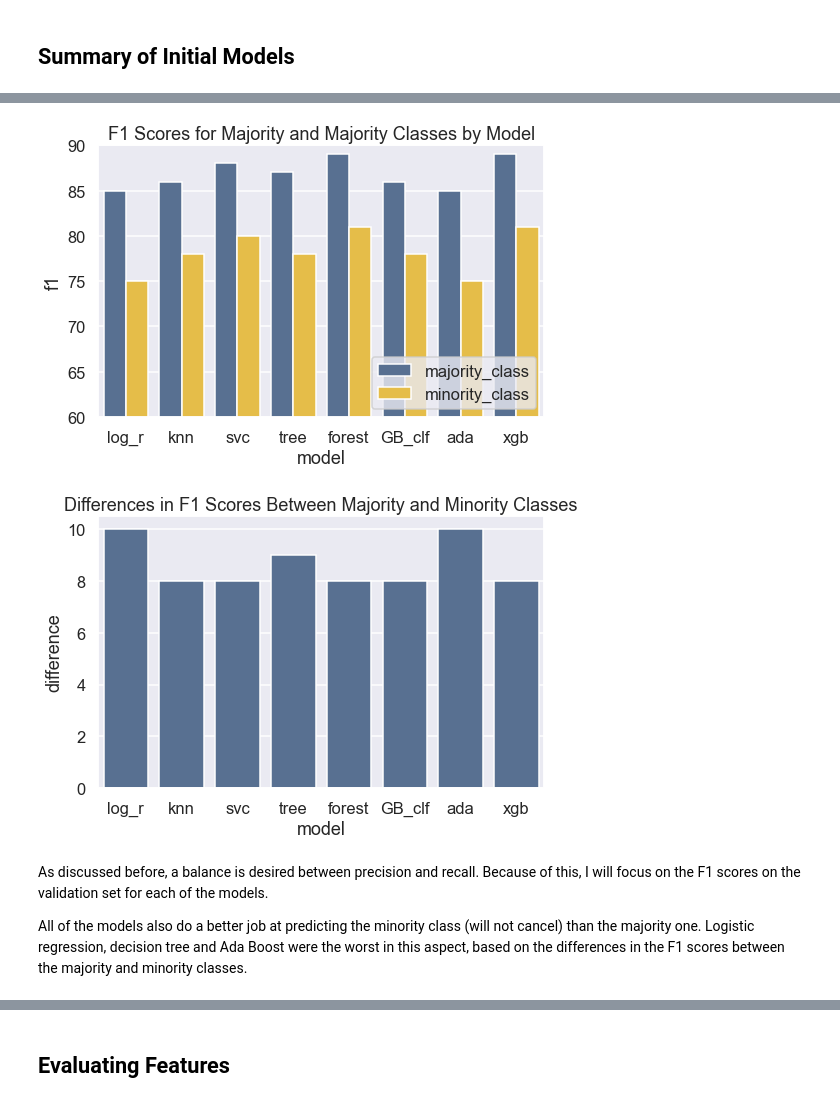
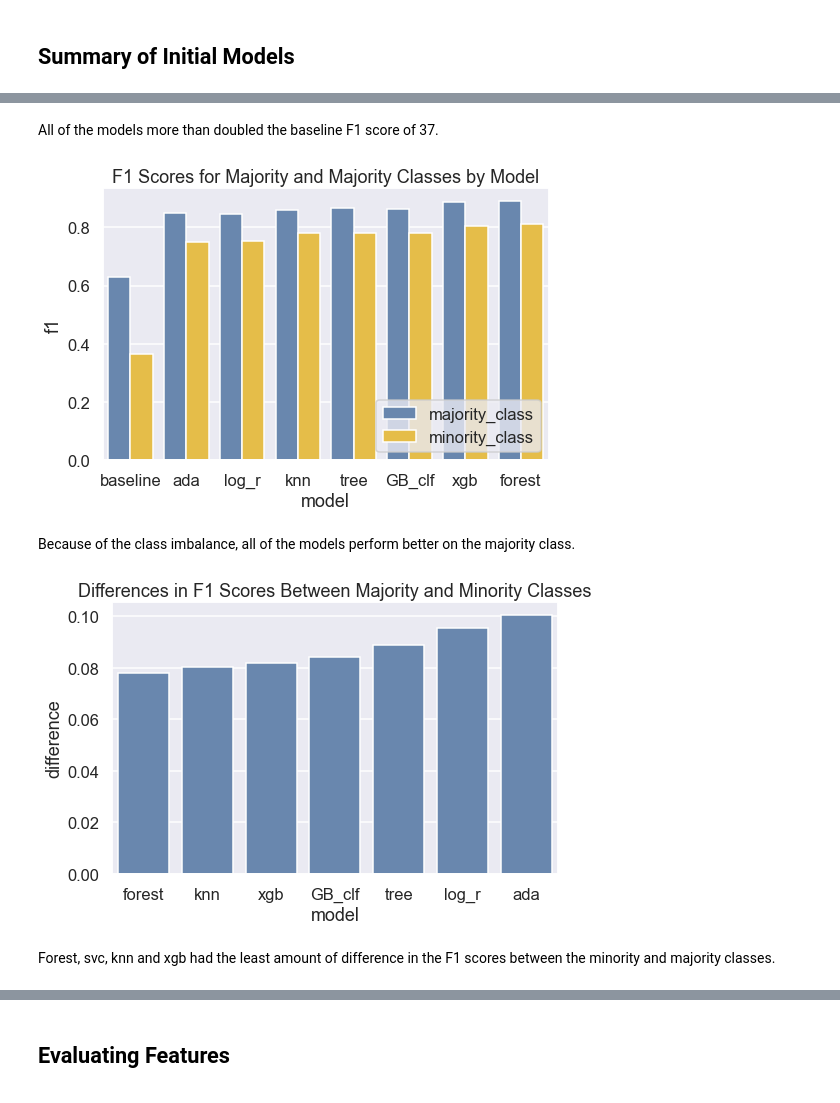
Before and after one commit to larends/Predicting_Customer_Behavior_in_Hotel_Cancellations, a Jupyter notebook: Predicting Hotel Cancellations.ipynb, the cells around one changed output, grey strips where cells are left out. Drawn from its saved outputs; the diff is of its cells as text; code cells hidden in the pictures.

Commit message:
updated models and viz

```diff
--- a/Predicting Hotel Cancellations.ipynb
+++ b/Predicting Hotel Cancellations.ipynb
@@ -74,11 +80,16 @@ from xgboost import plot_importance
 %matplotlib inline
 # %%
 #Create global variables for colors.
-NEUTRAL = '#4e6e9a'
-POS = '#87c5ae'
-NEG = "#ffc92f"
+NEUTRAL = '#5e85b9e8'
+POS = '#689986e2'
+NEG = "#ffc92fff"
 COLORS = [NEUTRAL, NEG, POS]
 sns.set_palette(COLORS)
+WINTER = '#648dc660'
+SPRING = '#85c4ac'
+SUMMER = '#fee068ff'
+FALL = '#d59d00'
+
 
 #Global variable for random state.
 SEED = 85
@@ -897,6 +913,8 @@ def screen_model(clf, clf_dict, scoring, X, y):
     screen_dict[clf] = clf_screen
     return screen_dict[clf]
 # %%
+report_dict = {}
+
 def get_pred(clf, clf_dict, X_train, y_train, X_val, y_val):
     """Takes in a classifier, the classifier dictionary, the train and
     validation sets and returns the predicted y values on the validation
@@ -912,6 +930,7 @@ def get_report(clf, clf_dict, X_train, y_train, X_val, y_val):
     set."""
     y_val_pred = get_pred(clf, clf_dict, X_train, y_train, X_val, y_val)
     report = classification_report(y_val, y_val_pred, output_dict=True)
+    report_dict[clf] = report
     report = pd.DataFrame(report).T
     return report
 # %% [markdown]
@@ -1571,7 +1687,16 @@ Model Accuracies: 80-87%
+# %% [markdown]
+All of the models more than doubled the baseline F1 score of 37.
+# %%
+majority_f1 = []
+minority_f1 = []
+for model in report_dict.keys():
+    majority_f1.append(report_dict[model]['0']['f1-score'])
+    minority_f1.append(report_dict[model]['1']['f1-score'])
 # %%
-validation_f1 = pd.DataFrame({'clf' : clf_dict.keys()})
-validation_f1['majority_class'] = [85,86,88,87,89,86,85,89]
-validation_f1['minority_class'] = [75,78,80,78,81,78,75,81]
+validation_f1 = pd.DataFrame({'clf' : report_dict.keys()})
+validation_f1['majority_class'] = majority_f1
+validation_f1['minority_class'] = minority_f1
+validation_f1 = validation_f1.sort_values('minority_class')
 
 fig,ax = plt.subplots(figsize=(8,5))
 df = pd.melt(validation_f1,
@@ -1580,22 +1705,23 @@ df = pd.melt(validation_f1,
              value_name='f1')
 sns.barplot(data=df, x='clf', y='f1', hue='class')
 plt.legend(loc='lower right')
-plt.ylim([60,90])
+
 plt.xlabel('model')
 plt.title('F1 Scores for Majority and Majority Classes by Model');
 # %% [output]
-[figure, old version]
+[figure, new version]
+# %% [markdown]
+Because of the class imbalance, all of the models perform better on the majority class.
 # %%
 validation_f1['difference'] = (validation_f1['majority_class'] -
                                validation_f1['minority_class'] )
-
+validation_f1 = validation_f1[validation_f1['clf'] !='baseline']
+validation_f1=validation_f1.sort_values('difference')
 plt.subplots(figsize=(8,5))
 sns.barplot(data=validation_f1, x='clf', y='difference', color=NEUTRAL)
 plt.title('Differences in F1 Scores Between Majority and Minority Classes')
 plt.xlabel('model');
 # %% [output]
-[figure, old version]
+[figure, new version]
-# %% [markdown]
-As discussed before, a balance is desired between precision and recall. Because of this, I will focus on the F1 scores on the validation set for each of the models.
-
-All of the models also do a better job at predicting the minority class (will not cancel) than the majority one. Logistic regression, decision tree and Ada Boost were the worst in this aspect, based on the differences in the F1 scores between the majority and minority classes.
+# %% [markdown]
+Forest, svc, knn and xgb had the least amount of difference in the F1 scores between the minority and majority classes.
```
Also changed, not shown: parts of 174 cells of this notebook, 25 other files.
